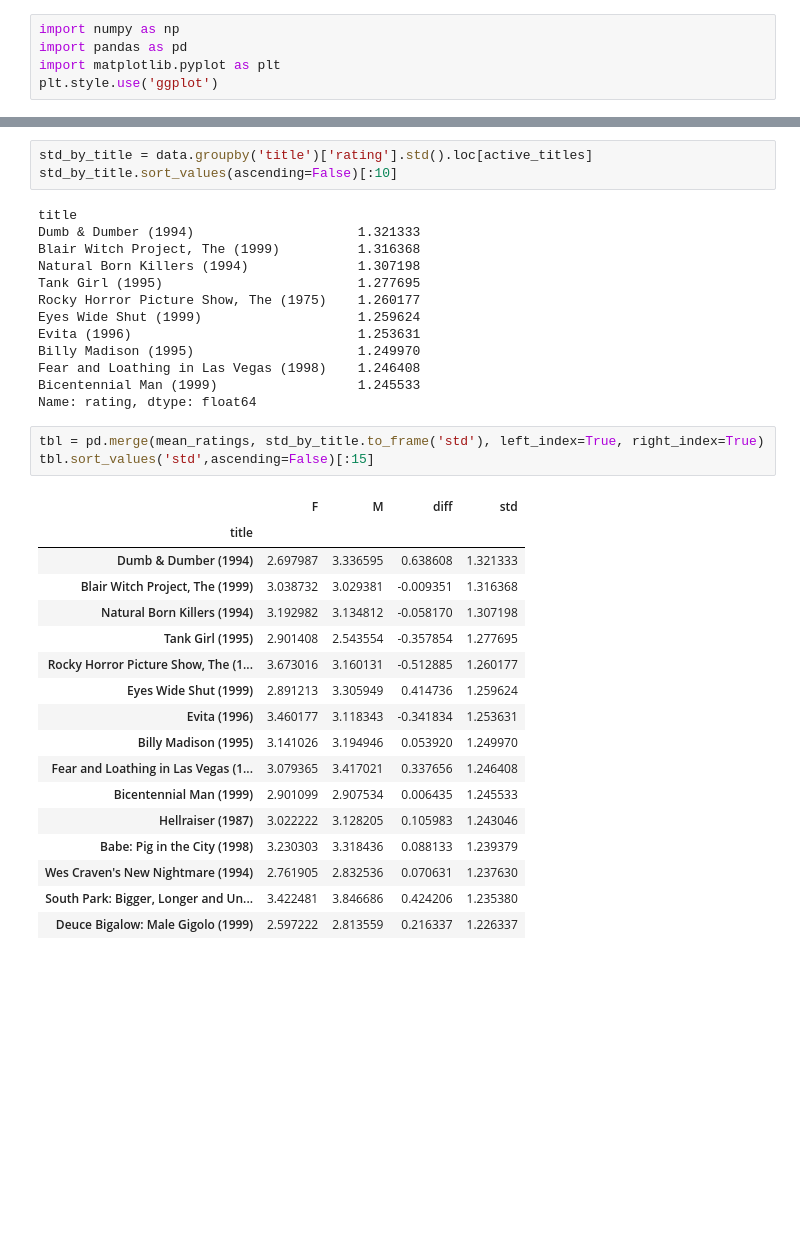
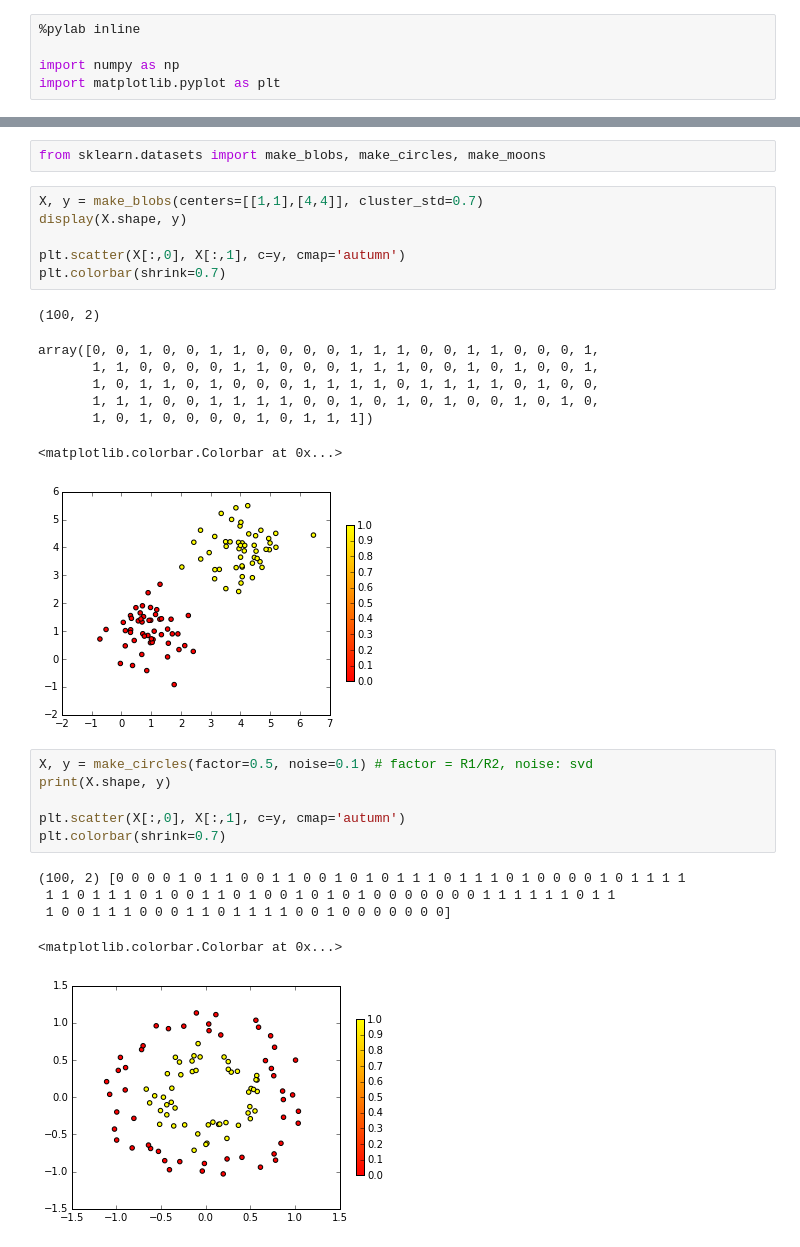
Before and after one commit to gubosd/lecture3, a Jupyter notebook: ch02_02.ipynb, the cells around one changed output, grey strips where cells are left out. Saved outputs shown, nothing was run; the diff lists cells and outputs as text; blank space fills up the shorter version.

```diff
--- a/ch02_02.ipynb
+++ b/ch02_02.ipynb
@@ -8,5 +7,5 @@ Populating the interactive namespace from numpy and matplotlib
 # %%
+%pylab inline
+
 import numpy as np
-import pandas as pd
 import matplotlib.pyplot as plt
-plt.style.use('ggplot')
@@ -187,37 +14,29 @@ mean_ratings.sort_values('diff',ascending=False)[:10]
-# %%
-std_by_title = data.groupby('title')['rating'].std().loc[active_titles]
-std_by_title.sort_values(ascending=False)[:10]
-# %% [output]
-title
-Dumb & Dumber (1994)                     1.321333
-Blair Witch Project, The (1999)          1.316368
-Natural Born Killers (1994)              1.307198
-Tank Girl (1995)                         1.277695
-Rocky Horror Picture Show, The (1975)    1.260177
-Eyes Wide Shut (1999)                    1.259624
-Evita (1996)                             1.253631
-Billy Madison (1995)                     1.249970
-Fear and Loathing in Las Vegas (1998)    1.246408
-Bicentennial Man (1999)                  1.245533
-Name: rating, dtype: float64
-# %%
-tbl = pd.merge(mean_ratings, std_by_title.to_frame('std'), left_index=True, right_index=True)
-tbl.sort_values('std',ascending=False)[:15]
-# %% [output]
-|  | F | M | diff | std |
-| title |  |  |  |  |
-| Dumb & Dumber (1994) | 2.697987 | 3.336595 | 0.638608 | 1.321333 |
-| Blair Witch Project, The (1999) | 3.038732 | 3.029381 | -0.009351 | 1.316368 |
-| Natural Born Killers (1994) | 3.192982 | 3.134812 | -0.058170 | 1.307198 |
-| Tank Girl (1995) | 2.901408 | 2.543554 | -0.357854 | 1.277695 |
-| Rocky Horror Picture Show, The (1... | 3.673016 | 3.160131 | -0.512885 | 1.260177 |
-| Eyes Wide Shut (1999) | 2.891213 | 3.305949 | 0.414736 | 1.259624 |
-| Evita (1996) | 3.460177 | 3.118343 | -0.341834 | 1.253631 |
-| Billy Madison (1995) | 3.141026 | 3.194946 | 0.053920 | 1.249970 |
-| Fear and Loathing in Las Vegas (1... | 3.079365 | 3.417021 | 0.337656 | 1.246408 |
-| Bicentennial Man (1999) | 2.901099 | 2.907534 | 0.006435 | 1.245533 |
-| Hellraiser (1987) | 3.022222 | 3.128205 | 0.105983 | 1.243046 |
-| Babe: Pig in the City (1998) | 3.230303 | 3.318436 | 0.088133 | 1.239379 |
-| Wes Craven's New Nightmare (1994) | 2.761905 | 2.832536 | 0.070631 | 1.237630 |
-| South Park: Bigger, Longer and Un... | 3.422481 | 3.846686 | 0.424206 | 1.235380 |
-| Deuce Bigalow: Male Gigolo (1999) | 2.597222 | 2.813559 | 0.216337 | 1.226337 |
+# %%
+from sklearn.datasets import make_blobs, make_circles, make_moons
+# %%
+X, y = make_blobs(centers=[[1,1],[4,4]], cluster_std=0.7)
+display(X.shape, y)
+
+plt.scatter(X[:,0], X[:,1], c=y, cmap='autumn')
+plt.colorbar(shrink=0.7)
+# %% [output]
+(100, 2)
+array([0, 0, 1, 0, 0, 1, 1, 0, 0, 0, 0, 1, 1, 1, 0, 0, 1, 1, 0, 0, 0, 1,
+       1, 1, 0, 0, 0, 0, 1, 1, 0, 0, 0, 1, 1, 1, 0, 0, 1, 0, 1, 0, 0, 1,
+       1, 0, 1, 1, 0, 1, 0, 0, 0, 1, 1, 1, 1, 0, 1, 1, 1, 1, 0, 1, 0, 0,
+       1, 1, 1, 0, 0, 1, 1, 1, 1, 0, 0, 1, 0, 1, 0, 1, 0, 0, 1, 0, 1, 0,
+       1, 0, 1, 0, 0, 0, 0, 1, 0, 1, 1, 1])
+<matplotlib.colorbar.Colorbar at 0x...>
+[figure, added]
+# %%
+X, y = make_circles(factor=0.5, noise=0.1) # factor = R1/R2, noise: svd
+print(X.shape, y)
+
+plt.scatter(X[:,0], X[:,1], c=y, cmap='autumn')
+plt.colorbar(shrink=0.7)
+# %% [output]
+(100, 2) [0 0 0 0 1 0 1 1 0 0 1 1 0 0 1 0 1 0 1 1 1 0 1 1 1 0 1 0 0 0 0 1 0 1 1 1 1
+ 1 1 0 1 1 1 0 1 0 0 1 1 0 1 0 0 1 0 1 0 1 0 0 0 0 0 0 0 1 1 1 1 1 1 0 1 1
+ 1 0 0 1 1 1 0 0 0 1 1 0 1 1 1 1 0 0 1 0 0 0 0 0 0 0]
+<matplotlib.colorbar.Colorbar at 0x...>
+[figure, added]
```
Also changed, not shown: parts of 19 cells of this notebook, 1 other file.
